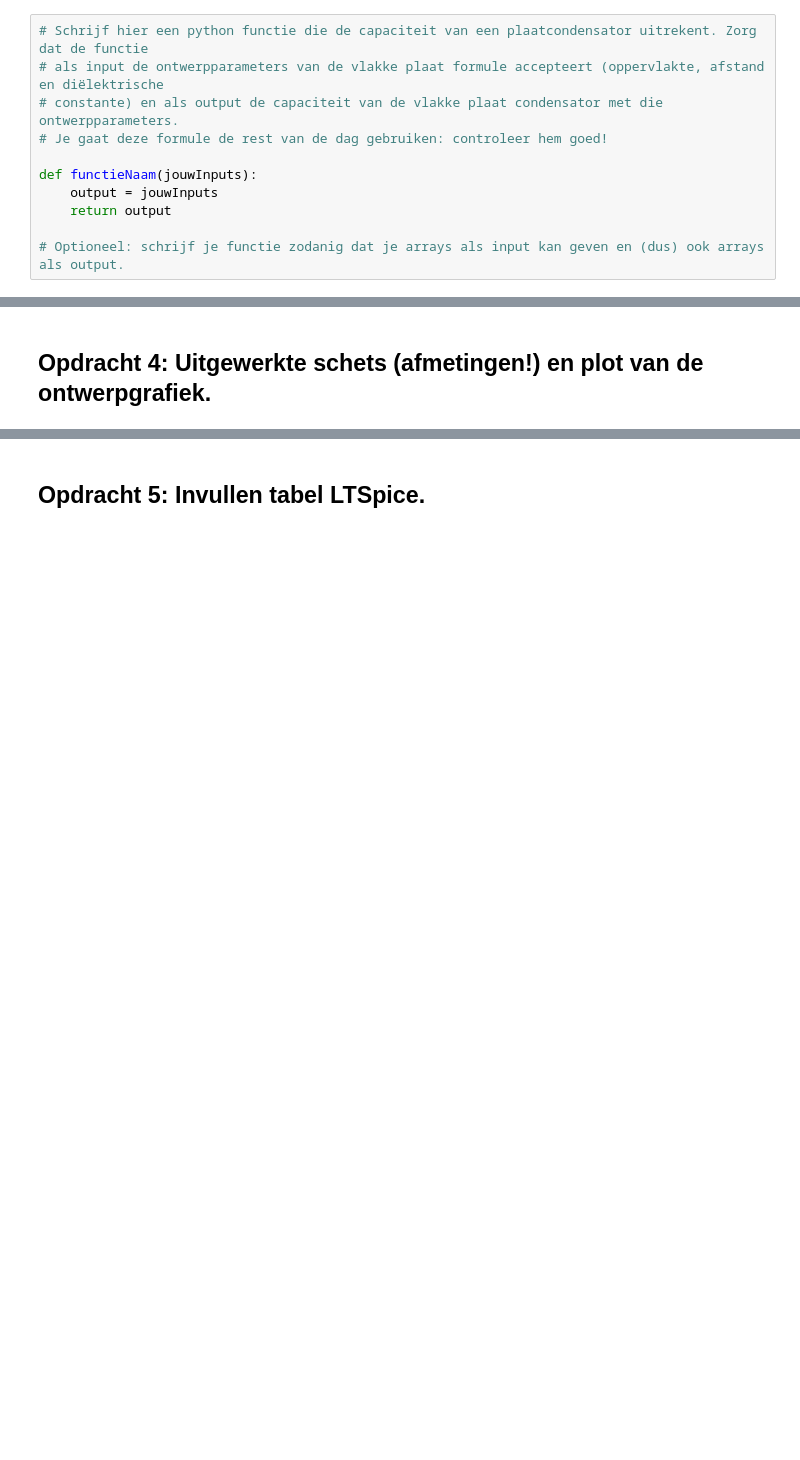
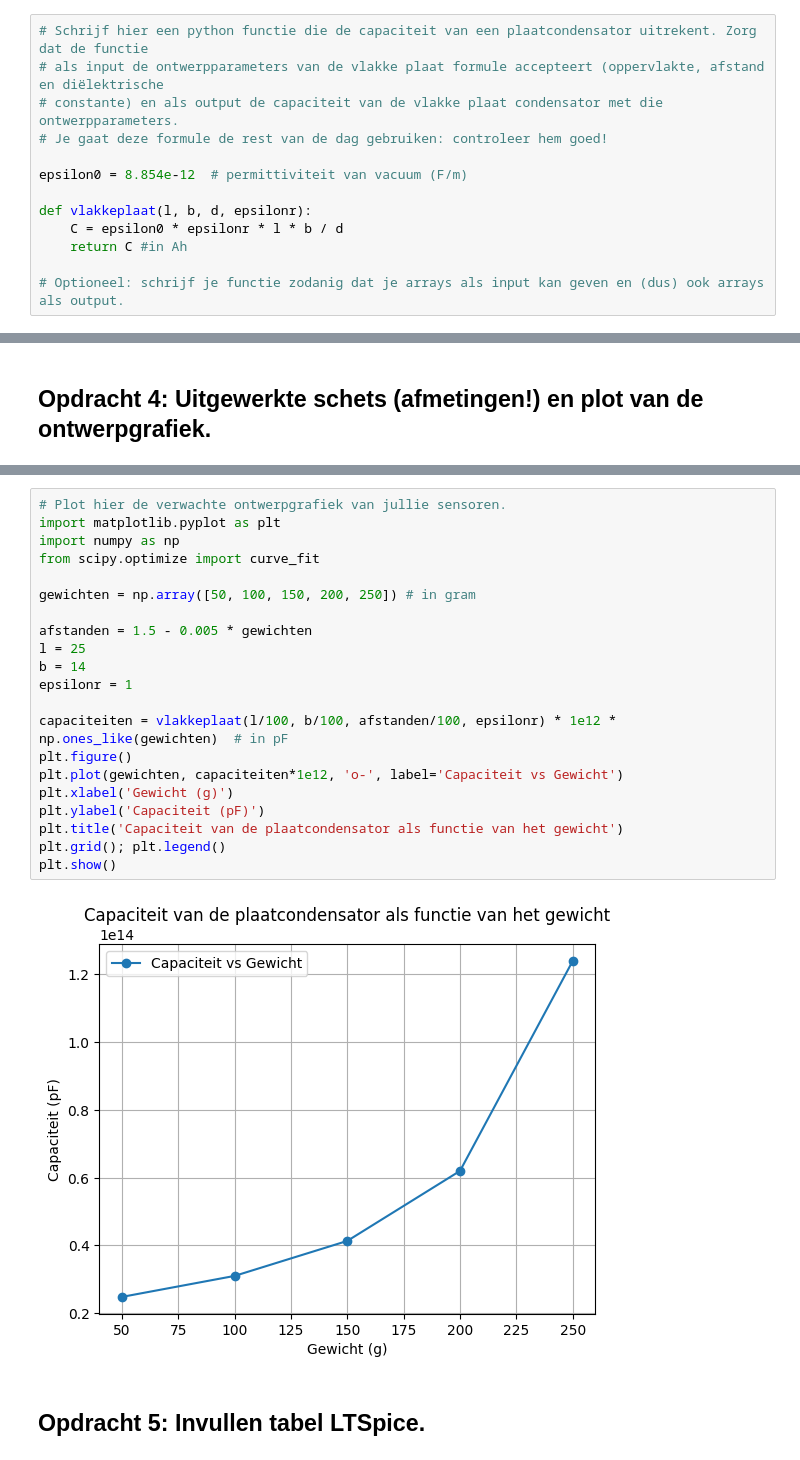
Before and after one commit to Ikbenjamin07/opdrachten-DEF-D, a Jupyter notebook: FysiekeOntwerpopdrachten/2OntwerpEenSensorCondensator/DEFOntwerpopdracht2OntwerpEenSensorInvulTemplate.ipynb, the cells around one changed output, grey strips where cells are left out. Saved outputs shown, nothing was run; the diff lists cells and outputs as text; blank space fills up the shorter version.

```diff
--- a/FysiekeOntwerpopdrachten/2OntwerpEenSensorCondensator/DEFOntwerpopdracht2OntwerpEenSensorInvulTemplate.ipynb
+++ b/FysiekeOntwerpopdrachten/2OntwerpEenSensorCondensator/DEFOntwerpopdracht2OntwerpEenSensorInvulTemplate.ipynb
@@ -31,9 +31,11 @@ Aan het einde van deze ontwerpopdracht lever je als groep één gezamenlijk note
 # constante) en als output de capaciteit van de vlakke plaat condensator met die ontwerpparameters.
 # Je gaat deze formule de rest van de dag gebruiken: controleer hem goed!
 
-def functieNaam(jouwInputs):
-    output = jouwInputs
-    return output
+epsilon0 = 8.854e-12  # permittiviteit van vacuum (F/m)
+
+def vlakkeplaat(l, b, d, epsilonr):
+    C = epsilon0 * epsilonr * l * b / d
+    return C #in Ah
 
 # Optioneel: schrijf je functie zodanig dat je arrays als input kan geven en (dus) ook arrays als output.
 # %%
@@ -77,3 +82,26 @@ Pas deze tekst aan: Wij gaan een sensor maken die X meet.
+# %%
+# Plot hier de verwachte ontwerpgrafiek van jullie sensoren.
+import matplotlib.pyplot as plt
+import numpy as np
+from scipy.optimize import curve_fit
+
+gewichten = np.array([50, 100, 150, 200, 250]) # in gram
+
+afstanden = 1.5 - 0.005 * gewichten
+l = 25
+b = 14
+epsilonr = 1
+
+capaciteiten = vlakkeplaat(l/100, b/100, afstanden/100, epsilonr) * 1e12 * np.ones_like(gewichten)  # in pF
+plt.figure()
+plt.plot(gewichten, capaciteiten*1e12, 'o-', label='Capaciteit vs Gewicht')
+plt.xlabel('Gewicht (g)')
+plt.ylabel('Capaciteit (pF)')
+plt.title('Capaciteit van de plaatcondensator als functie van het gewicht')
+plt.grid(); plt.legend()
+plt.show()
+# %% [output]
+[figure, added]
 # %% [markdown]
 ## Opdracht 5: Invullen tabel LTSpice.
 # %% [markdown]
```
Also changed, not shown: parts of 17 cells of this notebook, 7 other files.
